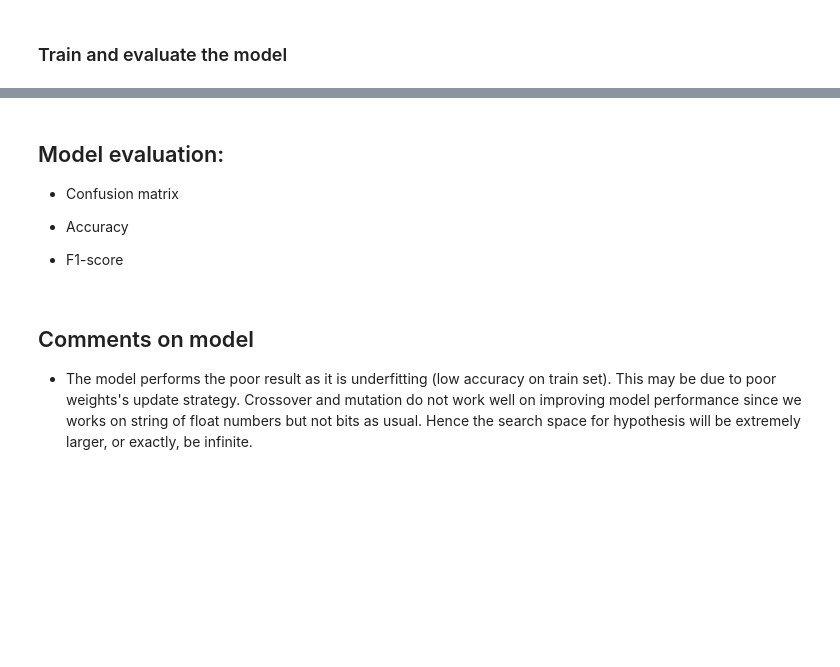
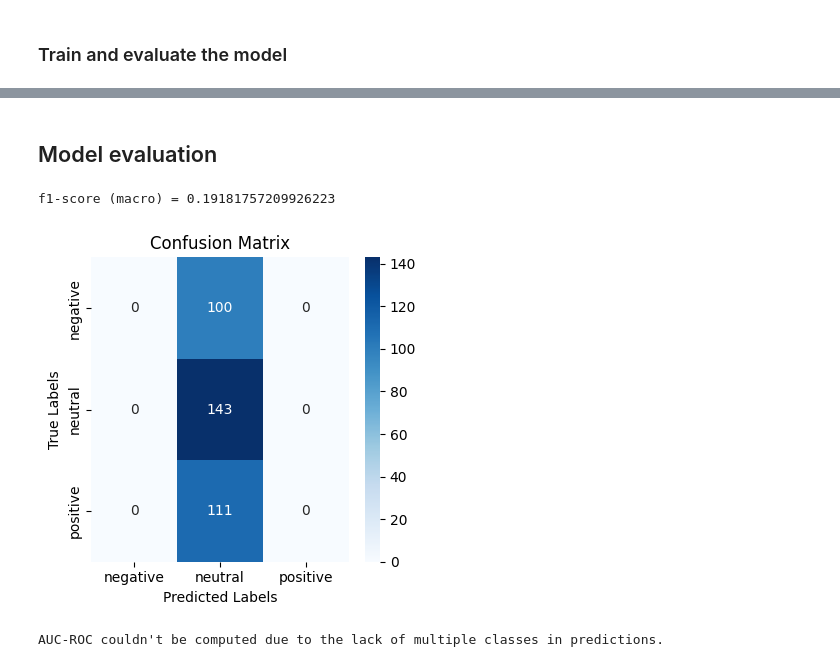
Before and after one commit to quochieu586/ML_capybara, a Jupyter notebook: src/models/genetic_algorithm/genetic_algorithm_model.ipynb, the cells around one changed output, grey strips where cells are left out. Cells and saved outputs as stored; diff of their text form; code cells hidden in the pictures; blank space fills up the shorter version.

Commit message:
feat: update model evaluation for GA model

```diff
--- a/src/models/genetic_algorithm/genetic_algorithm_model.ipynb
+++ b/src/models/genetic_algorithm/genetic_algorithm_model.ipynb
@@ -299,12 +303,61 @@ Final Accuracy on Train Set: 0.4040
 # %% [markdown]
-## Model evaluation:
-
-- Confusion matrix
-
-- Accuracy
-
-- F1-score
+## Model evaluation
-# %% [markdown]
-## Comments on model
-
-- The model performs the poor result as it is underfitting (low accuracy on train set). This may be due to poor weights's update strategy. Crossover and mutation do not work well on improving model performance since we works on string of float numbers but not bits as usual. Hence the search space for hypothesis will be extremely larger, or exactly, be infinite.
+# %%
+model.eval()
+
+with torch.no_grad():
+    batch_size = 10
+    y_pred = []
+
+    for i in range(0, len(X_test), batch_size):
+        X_batch = torch.tensor(X_test[i:i+batch_size], dtype=torch.float32).to(DEVICE)
+
+        outputs = model(X_batch).squeeze()
+        pred = torch.argmax(outputs, dim=1)
+
+        y_pred = y_pred + pred.tolist()
+
+print(f"f1-score (macro) = {f1_score(y_test, y_pred, average='macro')}")
+
+try:
+# Plot Confusion Matrix
+    cm = confusion_matrix(y_test, y_pred)
+    plt.figure(figsize=(4,4))
+    sns.heatmap(cm, annot=True, fmt='d', cmap='Blues', xticklabels=le.classes_, yticklabels=le.classes_)
+    plt.xlabel('Predicted Labels')
+    plt.ylabel('True Labels')
+    plt.title('Confusion Matrix')
+
+    plt.tight_layout()
+    plt.show()
+except:
+    print("Can not print confusion metric")
+# %% [output]
+f1-score (macro) = 0.19181757209926223
+[figure, added]
+# %%
+try:
+    auc_roc = roc_auc_score(y_test, y_pred, average='macro', multi_class='ovr')
+    print(f"Final AUC-ROC: {auc_roc:.4f}")
+
+    # Plot ROC Curve for each class
+    fpr, tpr, _ = roc_curve(y_test, y_pred)  # Flatten for multi-class
+
+    plt.figure(figsize=(12, 6))
+
+    # Plot ROC Curve
+    plt.subplot(1, 2, 1)
+    plt.plot(fpr, tpr, color='b', lw=2, label=f'AUC = {auc_roc:.4f}')
+    plt.plot([0, 1], [0, 1], color='gray', lw=2, linestyle='--')  # Diagonal line for random classifier
+    plt.xlim([0.0, 1.0])
+    plt.ylim([0.0, 1.05])
+    plt.xlabel('False Positive Rate')
+    plt.ylabel('True Positive Rate')
+    plt.title('ROC Curve')
+    plt.legend(loc='lower right')
+
+except ValueError:
+    # Handle case where AUC can't be computed (likely due to having a single class in predictions)
+    print("AUC-ROC couldn't be computed due to the lack of multiple classes in predictions.")
+# %% [output]
+AUC-ROC couldn't be computed due to the lack of multiple classes in predictions.
```
Also changed, not shown: parts of 5 cells of this notebook.
